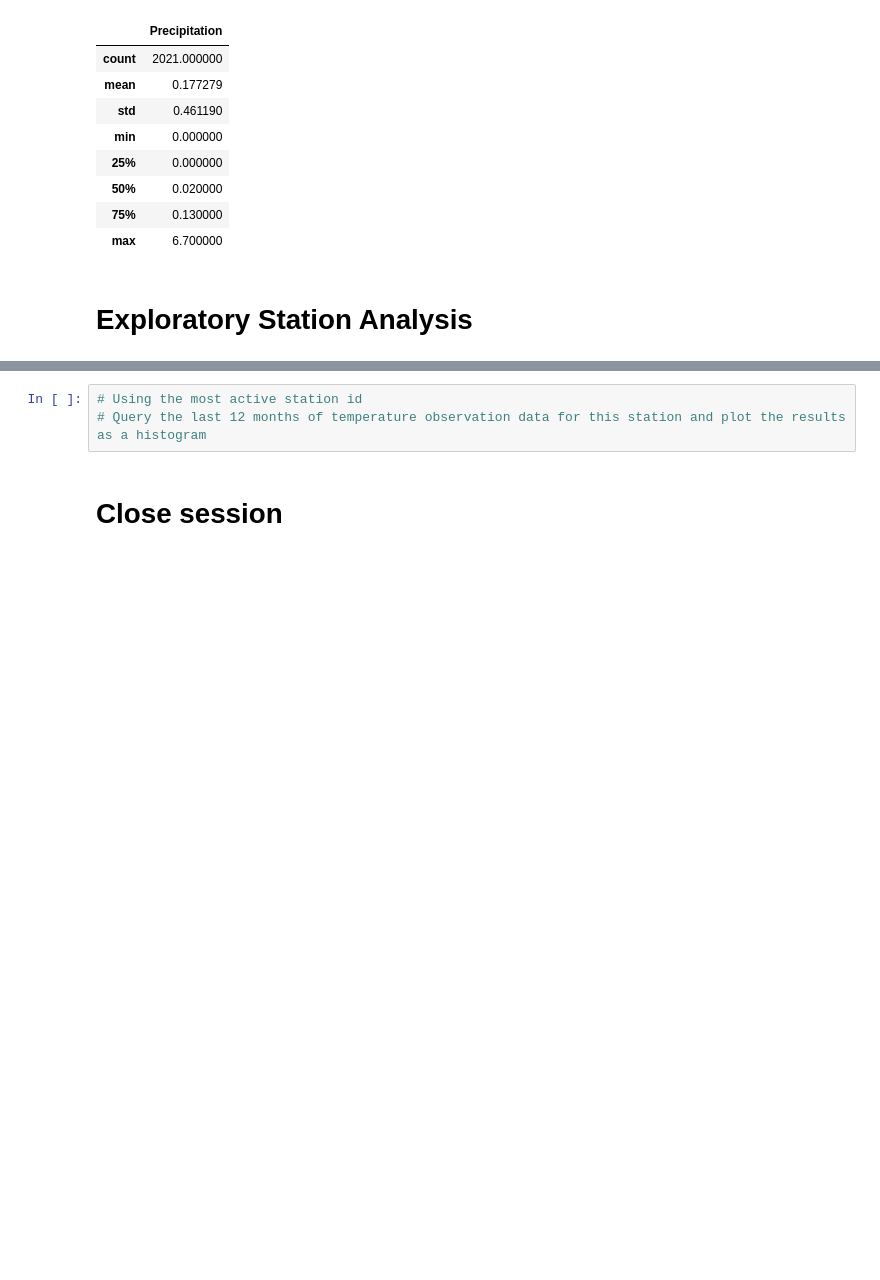
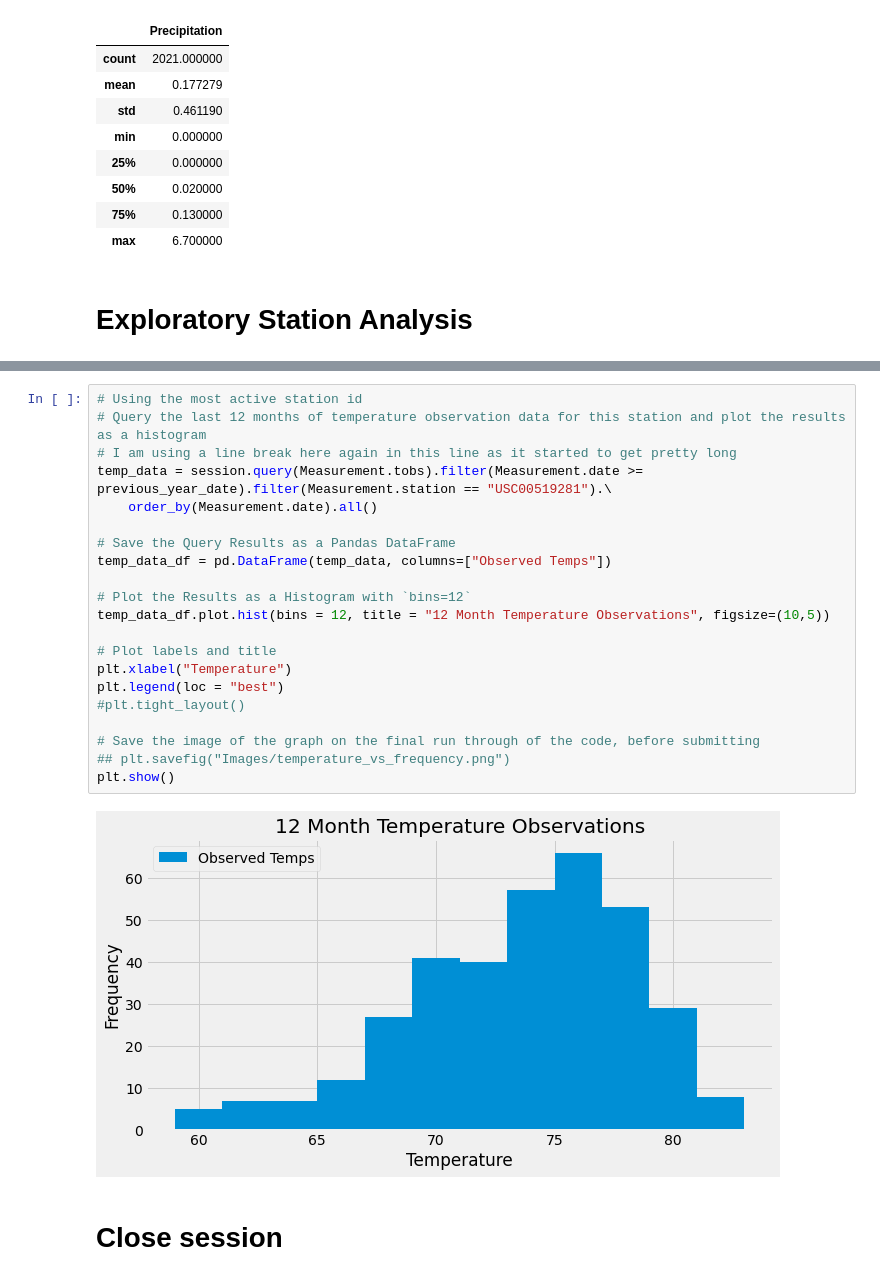
Before and after one commit to NoahLeVoir/sqlalchemy-challenge, a Jupyter notebook: climate.ipynb, the cells around one changed output, grey strips where cells are left out. Cells and saved outputs as stored; diff of their text form; blank space fills up the shorter version.

Commit message:
Plotted exploratory data

```diff
--- a/climate.ipynb
+++ b/climate.ipynb
@@ -111,6 +139,26 @@ precip_data_df.describe()
-# %%
-# Using the most active station id
-# Query the last 12 months of temperature observation data for this station and plot the results as a histogram
+# %%
+# Using the most active station id
+# Query the last 12 months of temperature observation data for this station and plot the results as a histogram
+# I am using a line break here again in this line as it started to get pretty long
+temp_data = session.query(Measurement.tobs).filter(Measurement.date >= previous_year_date).filter(Measurement.station == "USC00519281").\
+    order_by(Measurement.date).all()
+
+# Save the Query Results as a Pandas DataFrame
+temp_data_df = pd.DataFrame(temp_data, columns=["Observed Temps"])
+
+# Plot the Results as a Histogram with `bins=12`
+temp_data_df.plot.hist(bins = 12, title = "12 Month Temperature Observations", figsize=(10,5))
+
+# Plot labels and title
+plt.xlabel("Temperature")
+plt.legend(loc = "best")
+#plt.tight_layout()
+
+# Save the image of the graph on the final run through of the code, before submitting
+## plt.savefig("Images/temperature_vs_frequency.png")
+plt.show()
+# %% [output]
+[figure, added]
 # %% [markdown]
 # Close session
 # %%
```
Also changed, not shown: parts of 3 cells of this notebook.
